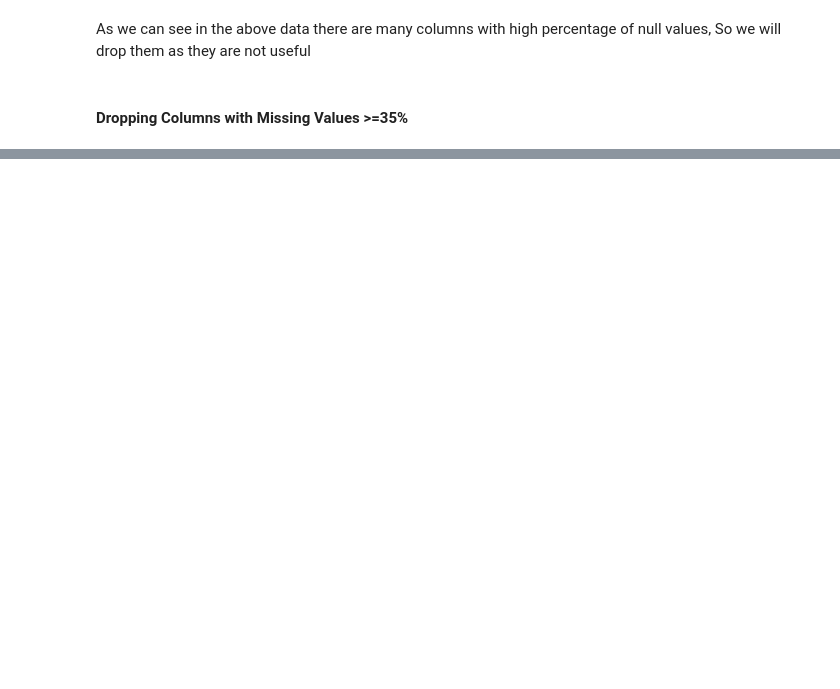
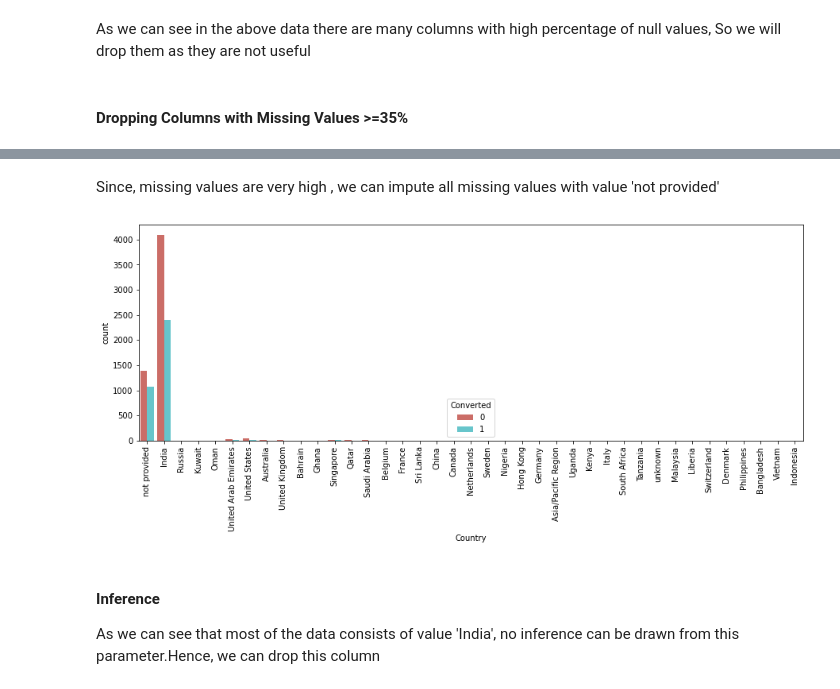
Before and after one commit to sumeet1396/Leading-Scoring-Case-Study, a Jupyter notebook: lead-scoring.ipynb, the cells around one changed output, grey strips where cells are left out. Cells and saved outputs as stored; diff of their text form; code cells hidden in the pictures; blank space fills up the shorter version.

```diff
--- a/lead-scoring.ipynb
+++ b/lead-scoring.ipynb
@@ -159,0 +266,17 @@ dtype: float64
+# %% [markdown]
+Since, missing values are very high , we can impute all missing values with  value 'not provided'
+# %%
+#Imputing missing values in Country column with "'not provided"
+leadsDataframe['Country'] = leadsDataframe['Country'].replace(np.nan,'not provided')
+# %%
+# Visualizing Country variable after imputation
+plt.figure(figsize=(15,5))
+s1=sns.countplot(x= 'Country', hue='Converted' , data =leadsDataframe , palette = 'hls')
+s1.set_xticklabels(s1.get_xticklabels(),rotation=90)
+plt.show()
+# %% [output]
+[figure, added]
+# %% [markdown]
+#### Inference
+
+As we can see that most of the data consists of value 'India', no inference can be drawn from this parameter.Hence, we can drop this column
```
Also changed, not shown: parts of 46 cells of this notebook.
